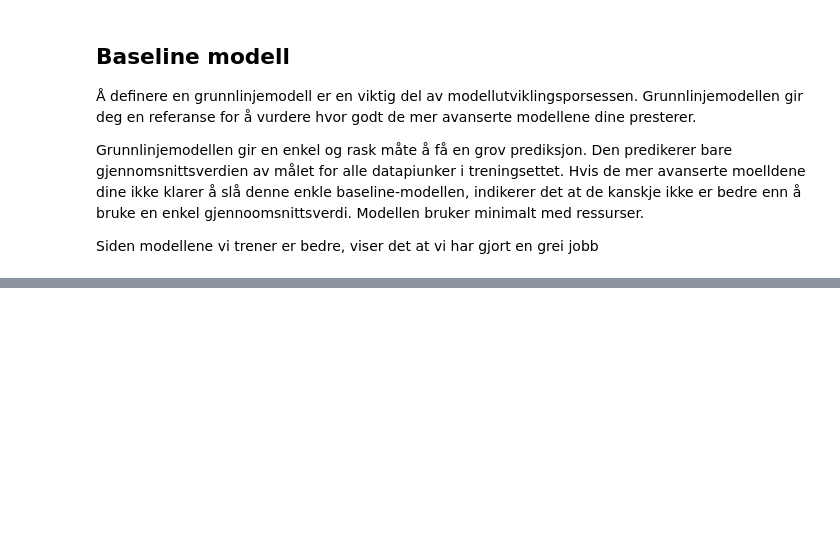
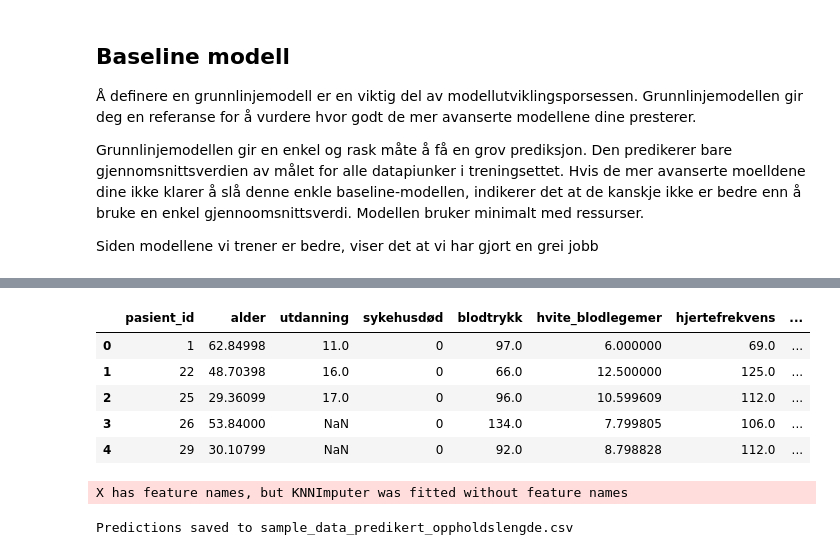
Before and after one commit to AnSloge/Predikasjon-av-oppholdslengde-p-sykehus, a Jupyter notebook: analyse.ipynb, the cells around one changed output, grey strips where cells are left out. Drawn from its saved outputs; the diff is of its cells as text; code cells hidden in the pictures; blank space fills up the shorter version.

```diff
--- a/analyse.ipynb
+++ b/analyse.ipynb
@@ -1115,0 +1216,21 @@ rmse
+# %%
+# One hot encoding på sample data.
+
+cols_to_encode_sample = ["kjønn", "inntekt", "etnisitet", "sykdomskategori", "sykdom_underkategori", "kreft", "dnr_status"]
+
+one_hot_encoder = OneHotEncoder(handle_unknown='ignore', sparse_output=False)
+
+encoded_data = one_hot_encoder.fit_transform(df_sample[cols_to_encode_sample])
+
+encoded_df = pd.DataFrame(encoded_data, columns=one_hot_encoder.get_feature_names_out(cols_to_encode_sample))
+
+df_sample_encoded = pd.concat([df_sample.drop(columns=cols_to_encode_sample), encoded_df], axis=1)
+
+df_sample_encoded.head()
+# %% [output]
+|  | pasient_id | alder | utdanning | sykehusdød | blodtrykk | hvite_blodlegemer | hjertefrekvens | ... |
+| 0 | 1 | 62.84998 | 11.0 | 0 | 97.0 | 6.000000 | 69.0 | ... |
+| 1 | 22 | 48.70398 | 16.0 | 0 | 66.0 | 12.500000 | 125.0 | ... |
+| 2 | 25 | 29.36099 | 17.0 | 0 | 96.0 | 10.599609 | 112.0 | ... |
+| 3 | 26 | 53.84000 | NaN | 0 | 134.0 | 7.799805 | 106.0 | ... |
+| 4 | 29 | 30.10799 | NaN | 0 | 92.0 | 8.798828 | 112.0 | ... |
@@ -1115,0 +1243,14 @@ rmse
+# %%
+# Predikerer oppholdslengde i sample data og lagrer i csv-fil.
+predicted_oppholdslengde = optimal_model.predict(df_sample_encoded)
+
+df_predictions = df_sample_encoded.copy()
+
+df_predictions['predikert_oppholdslengde'] = predicted_oppholdslengde
+
+df_predictions.to_csv("sample_data_predikert_oppholdslengde.csv", index=False)
+
+print("Predictions saved to sample_data_predikert_oppholdslengde.csv")
+# %% [output]
+X has feature names, but KNNImputer was fitted without feature names
+Predictions saved to sample_data_predikert_oppholdslengde.csv
```
Also changed, not shown: parts of 70 cells of this notebook, 5 other files.
